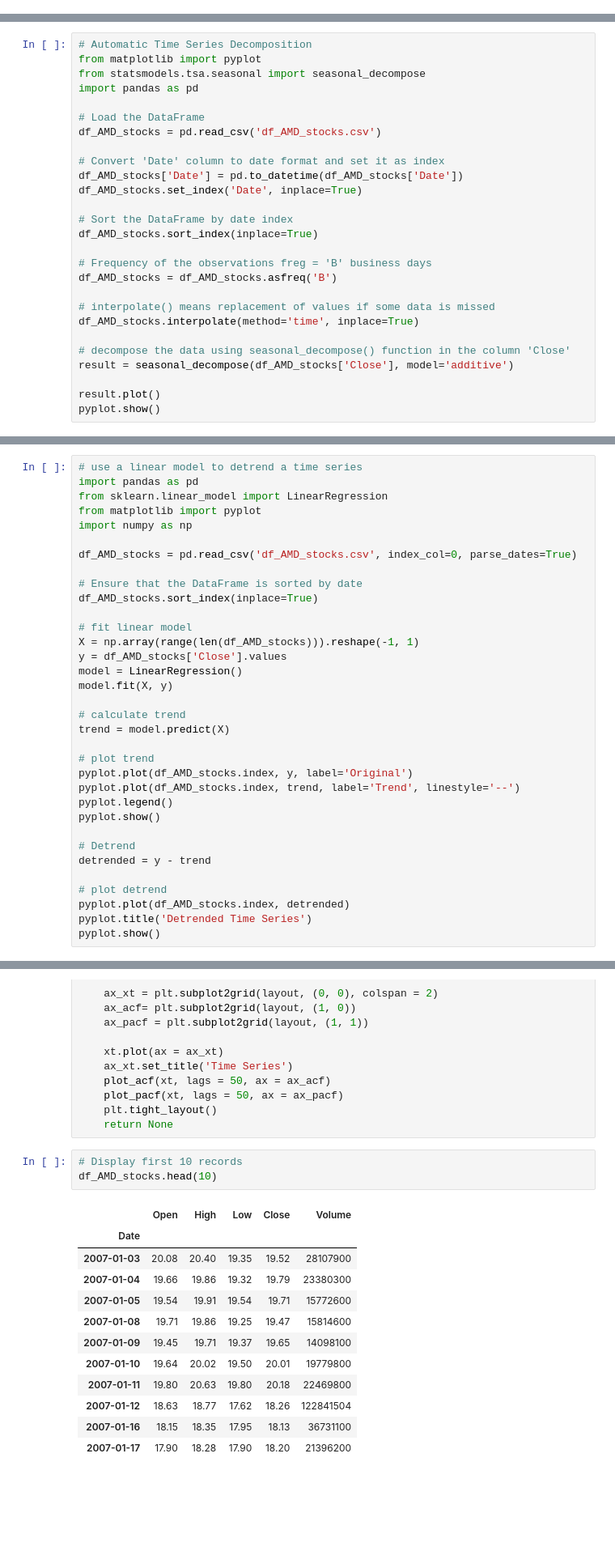
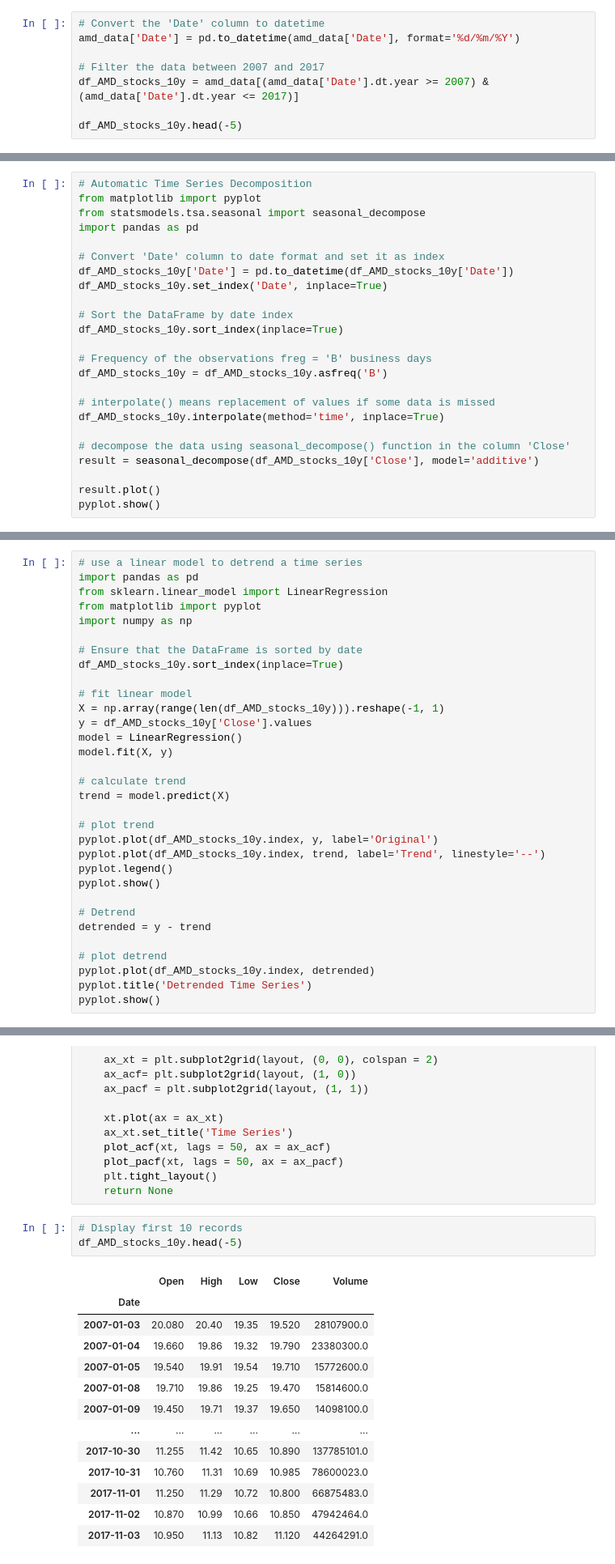
Before and after one commit to FJGM2023015/ML_Stocks_Project, a Jupyter notebook: ML_Stocks_Project.ipynb, the cells around one changed output, grey strips where cells are left out. Shown at 81% size. Saved outputs shown, nothing was run; the diff lists cells and outputs as text; blank space fills up the shorter version.

```diff
--- a/ML_Stocks_Project.ipynb
+++ b/ML_Stocks_Project.ipynb
@@ -320,0 +300,8 @@ plt.show()
+# %%
+# Convert the 'Date' column to datetime
+amd_data['Date'] = pd.to_datetime(amd_data['Date'], format='%d/%m/%Y')
+
+# Filter the data between 2007 and 2017
+df_AMD_stocks_10y = amd_data[(amd_data['Date'].dt.year >= 2007) & (amd_data['Date'].dt.year <= 2017)]
+
+df_AMD_stocks_10y.head(-5)
@@ -446,24 +447,21 @@ from matplotlib import pyplot
 from statsmodels.tsa.seasonal import seasonal_decompose
 import pandas as pd
 
-# Load the DataFrame
-df_AMD_stocks = pd.read_csv('df_AMD_stocks.csv')
-
 # Convert 'Date' column to date format and set it as index
-df_AMD_stocks['Date'] = pd.to_datetime(df_AMD_stocks['Date'])
-df_AMD_stocks.set_index('Date', inplace=True)
+df_AMD_stocks_10y['Date'] = pd.to_datetime(df_AMD_stocks_10y['Date'])
+df_AMD_stocks_10y.set_index('Date', inplace=True)
 
 # Sort the DataFrame by date index
-df_AMD_stocks.sort_index(inplace=True)
+df_AMD_stocks_10y.sort_index(inplace=True)
 
 # Frequency of the observations freg = 'B' business days
-df_AMD_stocks = df_AMD_stocks.asfreq('B')
+df_AMD_stocks_10y = df_AMD_stocks_10y.asfreq('B')
 
 # interpolate() means replacement of values if some data is missed
-df_AMD_stocks.interpolate(method='time', inplace=True)
+df_AMD_stocks_10y.interpolate(method='time', inplace=True)
 
 # decompose the data using seasonal_decompose() function in the column 'Close'
-result = seasonal_decompose(df_AMD_stocks['Close'], model='additive')
+result = seasonal_decompose(df_AMD_stocks_10y['Close'], model='additive')
 
 result.plot()
 pyplot.show()
@@ -578,14 +577,12 @@ from sklearn.linear_model import LinearRegression
 from matplotlib import pyplot
 import numpy as np
 
-df_AMD_stocks = pd.read_csv('df_AMD_stocks.csv', index_col=0, parse_dates=True)
-
 # Ensure that the DataFrame is sorted by date
-df_AMD_stocks.sort_index(inplace=True)
+df_AMD_stocks_10y.sort_index(inplace=True)
 
 # fit linear model
-X = np.array(range(len(df_AMD_stocks))).reshape(-1, 1)
-y = df_AMD_stocks['Close'].values
+X = np.array(range(len(df_AMD_stocks_10y))).reshape(-1, 1)
+y = df_AMD_stocks_10y['Close'].values
 model = LinearRegression()
 model.fit(X, y)
 
@@ -593,8 +590,8 @@ model.fit(X, y)
 trend = model.predict(X)
 
 # plot trend
-pyplot.plot(df_AMD_stocks.index, y, label='Original')
-pyplot.plot(df_AMD_stocks.index, trend, label='Trend', linestyle='--')
+pyplot.plot(df_AMD_stocks_10y.index, y, label='Original')
+pyplot.plot(df_AMD_stocks_10y.index, trend, label='Trend', linestyle='--')
 pyplot.legend()
 pyplot.show()
 
@@ -602,7 +599,7 @@ pyplot.show()
 detrended = y - trend
 
 # plot detrend
-pyplot.plot(df_AMD_stocks.index, detrended)
+pyplot.plot(df_AMD_stocks_10y.index, detrended)
 pyplot.title('Detrended Time Series')
 pyplot.show()
 # %% [output]
@@ -643,17 +640,18 @@ def plotds(xt, nlag = 30, fig_size = (12, 10)):
     return None
 # %%
 # Display first 10 records
-df_AMD_stocks.head(10)
+df_AMD_stocks_10y.head(-5)
 # %% [output]
 |  | Open | High | Low | Close | Volume |
 | Date |  |  |  |  |  |
-| 2007-01-03 | 20.08 | 20.40 | 19.35 | 19.52 | 28107900 |
-| 2007-01-04 | 19.66 | 19.86 | 19.32 | 19.79 | 23380300 |
-| 2007-01-05 | 19.54 | 19.91 | 19.54 | 19.71 | 15772600 |
-| 2007-01-08 | 19.71 | 19.86 | 19.25 | 19.47 | 15814600 |
-| 2007-01-09 | 19.45 | 19.71 | 19.37 | 19.65 | 14098100 |
-| 2007-01-10 | 19.64 | 20.02 | 19.50 | 20.01 | 19779800 |
-| 2007-01-11 | 19.80 | 20.63 | 19.80 | 20.18 | 22469800 |
-| 2007-01-12 | 18.63 | 18.77 | 17.62 | 18.26 | 122841504 |
-| 2007-01-16 | 18.15 | 18.35 | 17.95 | 18.13 | 36731100 |
-| 2007-01-17 | 17.90 | 18.28 | 17.90 | 18.20 | 21396200 |
+| 2007-01-03 | 20.080 | 20.40 | 19.35 | 19.520 | 28107900.0 |
+| 2007-01-04 | 19.660 | 19.86 | 19.32 | 19.790 | 23380300.0 |
+| 2007-01-05 | 19.540 | 19.91 | 19.54 | 19.710 | 15772600.0 |
+| 2007-01-08 | 19.710 | 19.86 | 19.25 | 19.470 | 15814600.0 |
+| 2007-01-09 | 19.450 | 19.71 | 19.37 | 19.650 | 14098100.0 |
+| ... | ... | ... | ... | ... | ... |
+| 2017-10-30 | 11.255 | 11.42 | 10.65 | 10.890 | 137785101.0 |
+| 2017-10-31 | 10.760 | 11.31 | 10.69 | 10.985 | 78600023.0 |
+| 2017-11-01 | 11.250 | 11.29 | 10.72 | 10.800 | 66875483.0 |
+| 2017-11-02 | 10.870 | 10.99 | 10.66 | 10.850 | 47942464.0 |
+| 2017-11-03 | 10.950 | 11.13 | 10.82 | 11.120 | 44264291.0 |
```
Also changed, not shown: parts of 39 cells of this notebook.
